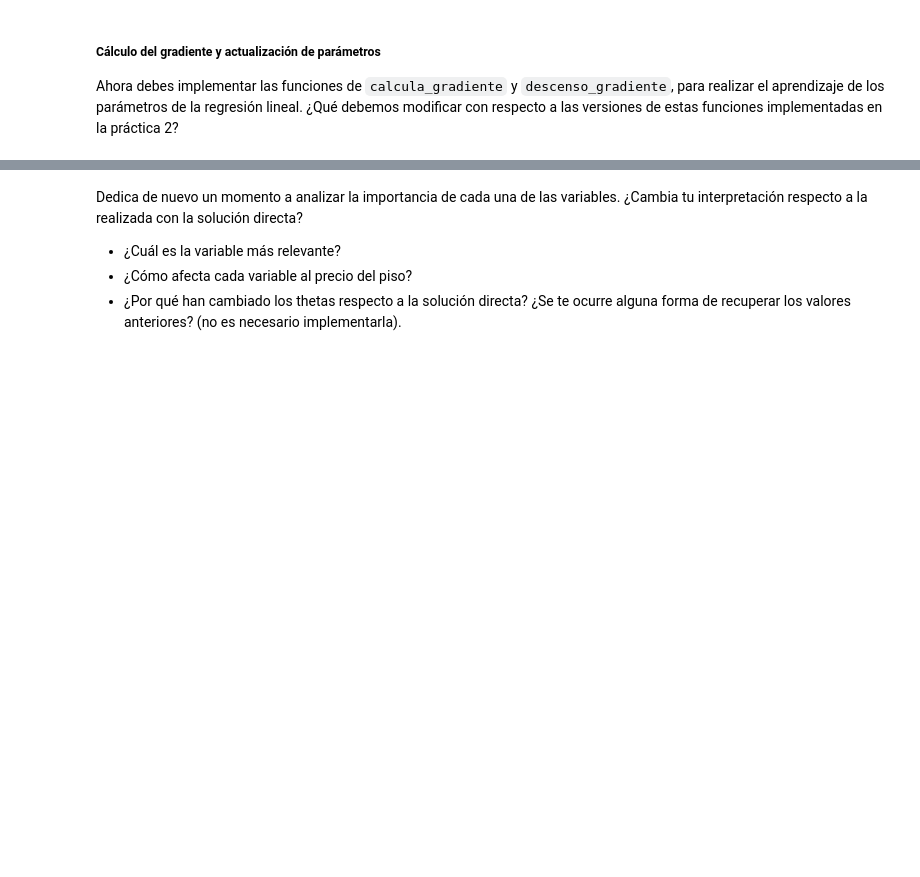
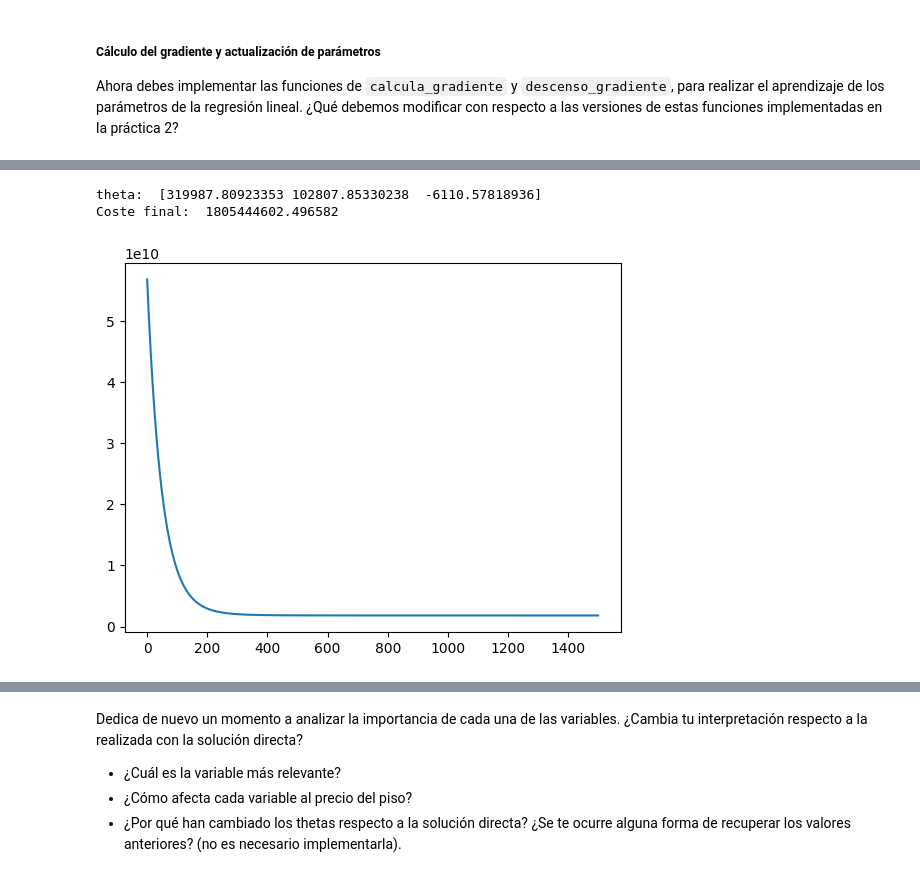
Before and after one commit to TomasAlignani/APRENDIZAJE, a Jupyter notebook: 3. RegresionLineal_Nvariables/practica3_RegresionLineal_Nvariables.ipynb, the cells around one changed output, grey strips where cells are left out. Drawn from its saved outputs; the diff is of its cells as text; code cells hidden in the pictures; blank space fills up the shorter version.

```diff
--- a/3. RegresionLineal_Nvariables/practica3_RegresionLineal_Nvariables.ipynb
+++ b/3. RegresionLineal_Nvariables/practica3_RegresionLineal_Nvariables.ipynb
@@ -185,7 +207,7 @@ $$J(\theta) = \frac{1}{2m}\sum_{i=1}^m \left(h_{\theta}\left(x^{(i)}\right)-y^{(
 # %%
 def compute_cost(X, y, theta):
     m = y.size
-
+    J = 1 / (2*m) * np.sum((X @ theta - y)**2)
     # <RELLENAR>
 
     return J
@@ -194,4 +216,6 @@ Ahora, para comprobar que la función está implementada correctamente, crea **u
 # %%
 # Crear los theta como una columna de ceros y calcula el coste asociado en la variable coste
 # <RELLENAR>
+theta = np.array([[1], [2], [3]]).reshape(-1,1)
+cost = compute_cost(X_norm, y, theta)
 print(cost)
@@ -204,6 +232,9 @@ Ahora debes implementar las funciones de `calcula_gradiente` y `descenso_gradien
 # %%
 def compute_gradient(X, y, theta):
     # <RELLENAR>
+    m = y.size
+    h = X @ theta
+    gradiente = 1/m * (X.T @ (h - y))
     return gradiente
 # %%
 def gradient_descent(X, y, theta, alpha=0.01, num_iters=1500):
@@ -214,6 +245,15 @@ def gradient_descent(X, y, theta, alpha=0.01, num_iters=1500):
         # Recalcula el nuevo theta usando la función compute_gradient y
         # almacena en J_history[iter] el coste tras la actualización
         # <RELLENAR>
+        theta = theta - alpha * compute_gradient(X, y, theta)
+        J_history[iter] = compute_cost(X, y, theta)
+
+        # if iter>0 and J_history[iter] > J_history[iter-1]:
+        #     print(f"Warning: Cost increased at iteration {iter}. Consider reducing the learning rate.")
+        #     break
+        # elif J_history[iter] < 1e-6:
+        #     print(f"Convergence reached at iteration {iter}.")
+        #     break
     return theta, J_history
 # %% [markdown]
 Con el método del gradiente implementado ya podemos realizar el aprendizaje. Para ello debemos llamar a la función `gradient_descent` con los valores de entrada (`X_norm`), los de salida (`y`) y los valores iniciales de los parámetros del modelo (`theta`), en este caso, inicializados a cero. Fijaremos el número de iteraciones a 1500.
@@ -228,11 +268,18 @@ Debes replicar esta figura:
 # %%
 # Comenzamos con theta a ceros
 theta = np.zeros(shape=[3, 1])
 # Obtener theta y el array de costes (Cost_J) mediante el descenso por gradiente
+theta, Cost_J = gradient_descent(X_norm, y, theta, alpha=0.01, num_iters=1500)
 # <RELLENAR>
 print('theta: ', theta.ravel())
-
+print('Coste final: ', Cost_J[-1])
 # Muestra la gráfica con la evolución del coste J obtenido de la salida de gradient_descent
 # <RELLENAR>
+plt.plot(Cost_J)
+plt.show()
+# %% [output]
+theta:  [319987.80923353 102807.85330238  -6110.57818936]
+Coste final:  1805444602.496582
+[figure, added]
 # %%
 test_nb(list(np.round(theta, 2)), [319987.81, 102807.85,  -6110.58], 'Valores de theta incorrectos')
```
Also changed, not shown: parts of 18 cells of this notebook.
